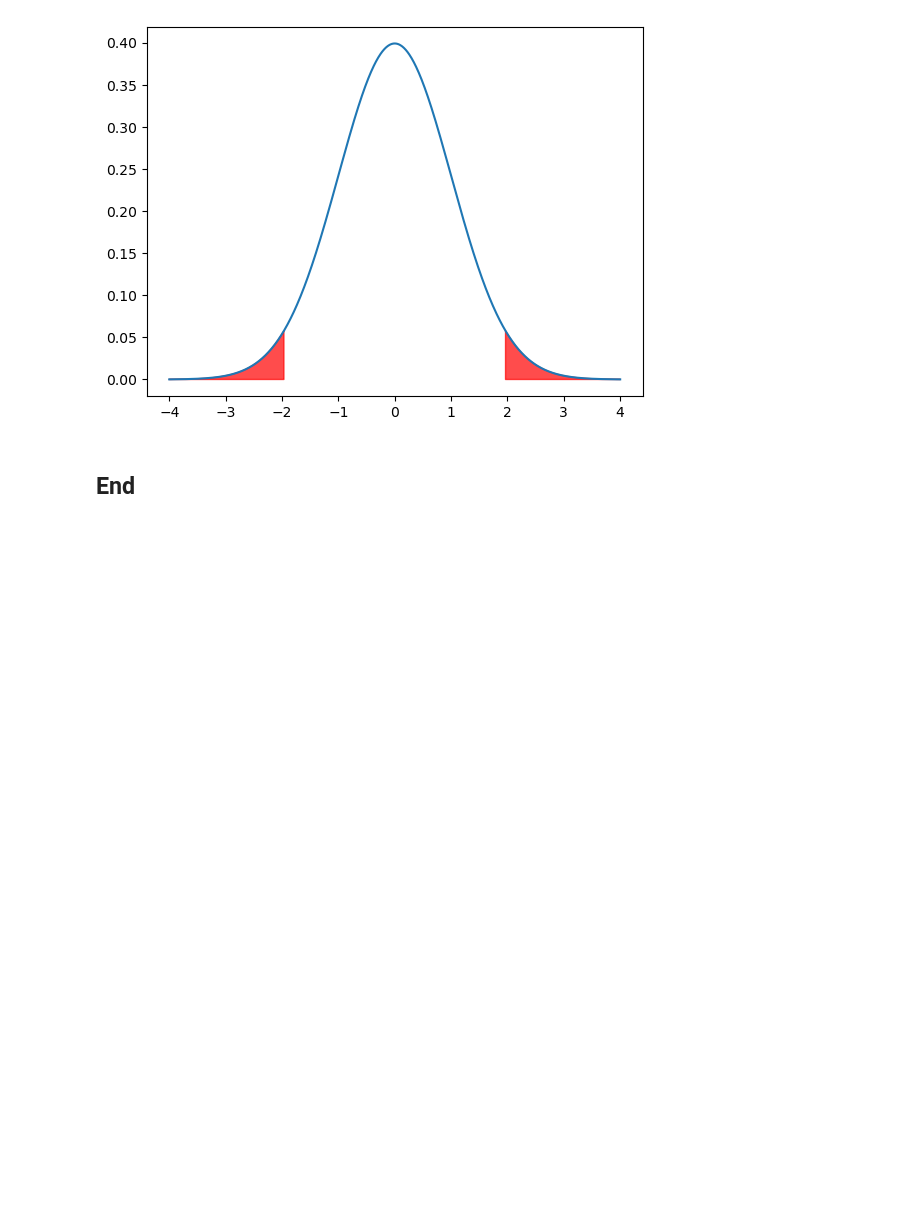
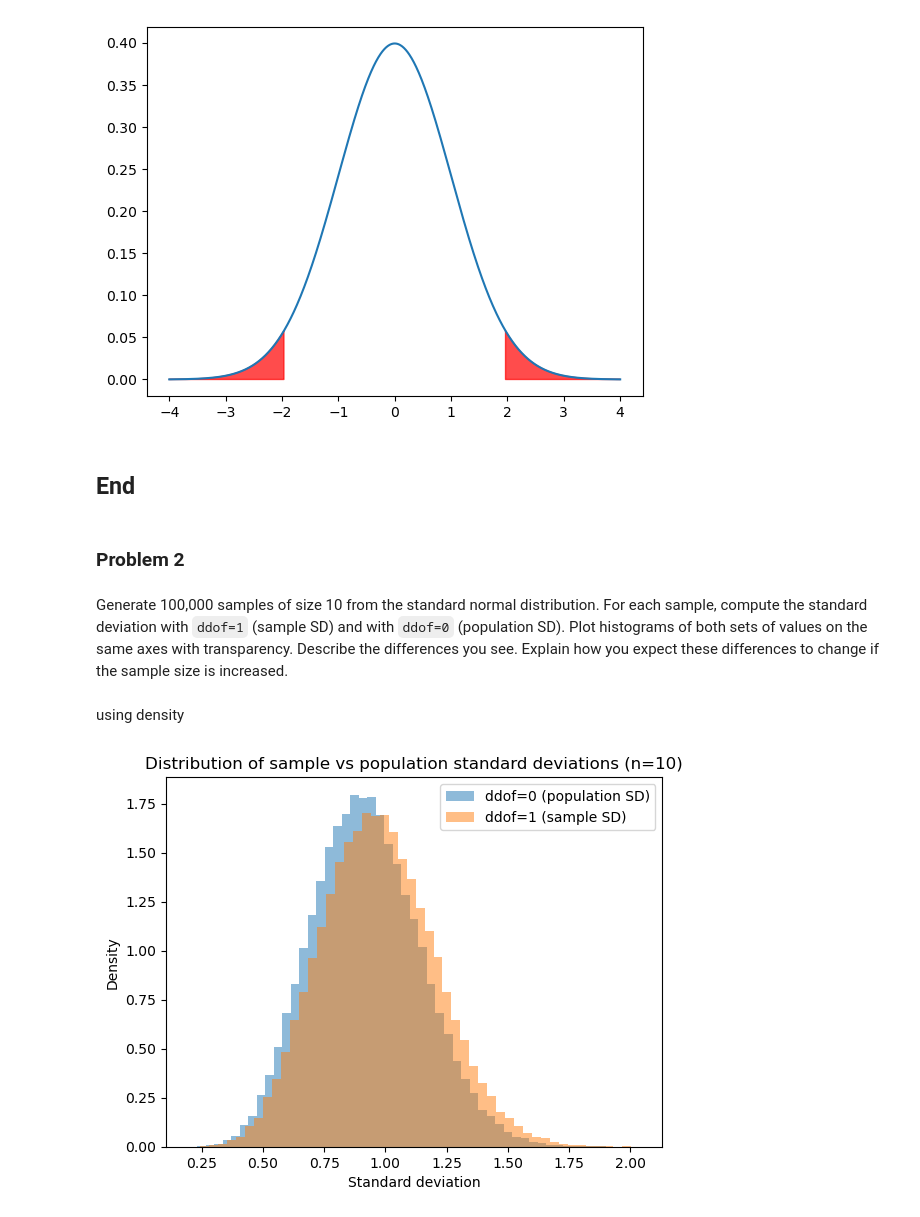
Before and after one commit to SBCURLEY/as-roughwork, a Jupyter notebook: materials/normal-distribution.ipynb, the cells around one changed output. Cells and saved outputs as stored; diff of their text form; code cells hidden in the pictures; blank space fills up the shorter version.

Commit message:
normal distrib prob 2

```diff
--- a/materials/normal-distribution.ipynb
+++ b/materials/normal-distribution.ipynb
@@ -440,3 +440,38 @@ plt.fill_between(x, stats.norm.pdf(x), where=(x < -1.96) | (x > 1.96), color='re
 [figure]
 # %% [markdown]
 ## End
+# %% [markdown]
+### Problem 2
+# %% [markdown]
+Generate 100,000 samples of size 10 from the standard normal distribution.
+For each sample, compute the standard deviation with `ddof=1` (sample SD) and with `ddof=0` (population SD).
+Plot histograms of both sets of values on the same axes with transparency.
+Describe the differences you see.
+Explain how you expect these differences to change if the sample size is increased.
+# %% [markdown]
+using density
+# %%
+import numpy as np
+import matplotlib.pyplot as plt
+
+# Parameters
+n_samples = 100000
+sample_size = 10
+
+# Generate random samples
+samples = np.random.randn(n_samples, sample_size)
+
+# Compute standard deviations
+sd_ddof0 = samples.std(axis=1, ddof=0)  # population SD
+sd_ddof1 = samples.std(axis=1, ddof=1)  # sample SD
+
+# Plot histograms
+plt.hist(sd_ddof0, bins=50, alpha=0.5, label='ddof=0 (population SD)', density=True)
+plt.hist(sd_ddof1, bins=50, alpha=0.5, label='ddof=1 (sample SD)', density=True)
+plt.xlabel('Standard deviation')
+plt.ylabel('Density')
+plt.title('Distribution of sample vs population standard deviations (n=10)')
+plt.legend()
+plt.show()
+# %% [output]
+[figure, added]
```
Also changed, not shown: parts of 22 cells of this notebook.
